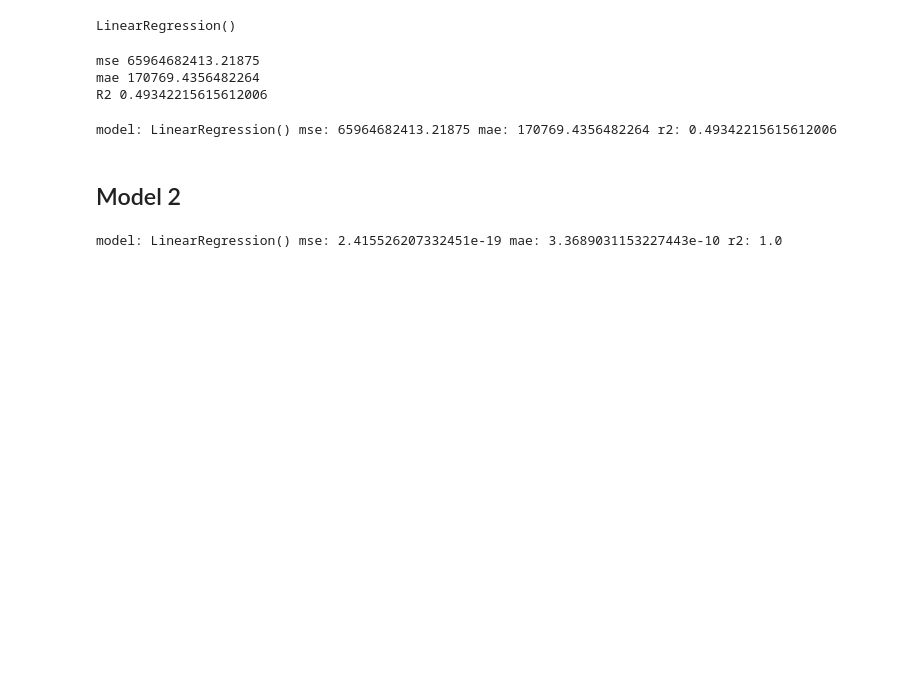
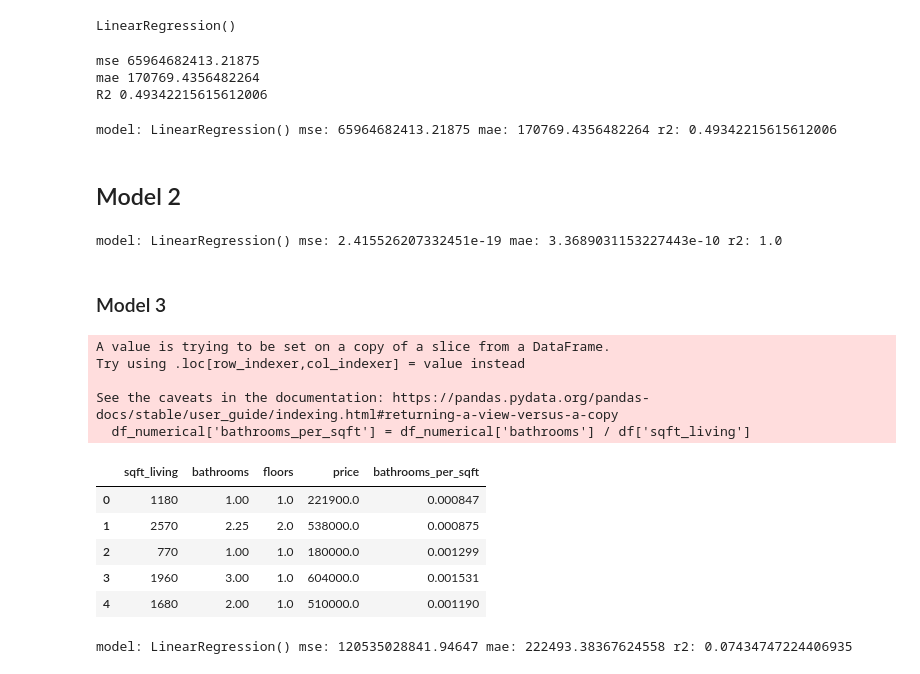
Before and after one commit to Bennie-Kibet/Phase-2-project, a Jupyter notebook: Work/Victor.ipynb, the cells around one changed output. Cells and saved outputs as stored; diff of their text form; code cells hidden in the pictures; blank space fills up the shorter version.

Commit message:
Model 3

```diff
--- a/Work/Victor.ipynb
+++ b/Work/Victor.ipynb
@@ -619,3 +619,26 @@ X1 = X1.drop('floors', axis=1)
 linear_regression_model(X1,y, test_size=0.2, random_state=42)
 # %% [output]
 model: LinearRegression() mse: 2.415526207332451e-19 mae: 3.3689031153227443e-10 r2: 1.0
+# %% [markdown]
+### Model 3
+# %%
+df_numerical['bathrooms_per_sqft'] = df_numerical['bathrooms'] / df['sqft_living']
+
+df_numerical.head()
+# %% [output]
+A value is trying to be set on a copy of a slice from a DataFrame.
+Try using .loc[row_indexer,col_indexer] = value instead
+
+See the caveats in the documentation: https://pandas.pydata.org/pandas-docs/stable/user_guide/indexing.html#returning-a-view-versus-a-copy
+  df_numerical['bathrooms_per_sqft'] = df_numerical['bathrooms'] / df['sqft_living']
+|  | sqft_living | bathrooms | floors | price | bathrooms_per_sqft |
+| 0 | 1180 | 1.00 | 1.0 | 221900.0 | 0.000847 |
+| 1 | 2570 | 2.25 | 2.0 | 538000.0 | 0.000875 |
+| 2 | 770 | 1.00 | 1.0 | 180000.0 | 0.001299 |
+| 3 | 1960 | 3.00 | 1.0 | 604000.0 | 0.001531 |
+| 4 | 1680 | 2.00 | 1.0 | 510000.0 | 0.001190 |
+# %%
+X2 = pd.DataFrame(df_numerical['bathrooms_per_sqft'])
+linear_regression_model(X2,y,test_size=0.2,random_state=42)
+# %% [output]
+model: LinearRegression() mse: 120535028841.94647 mae: 222493.38367624558 r2: 0.07434747224406935
```
